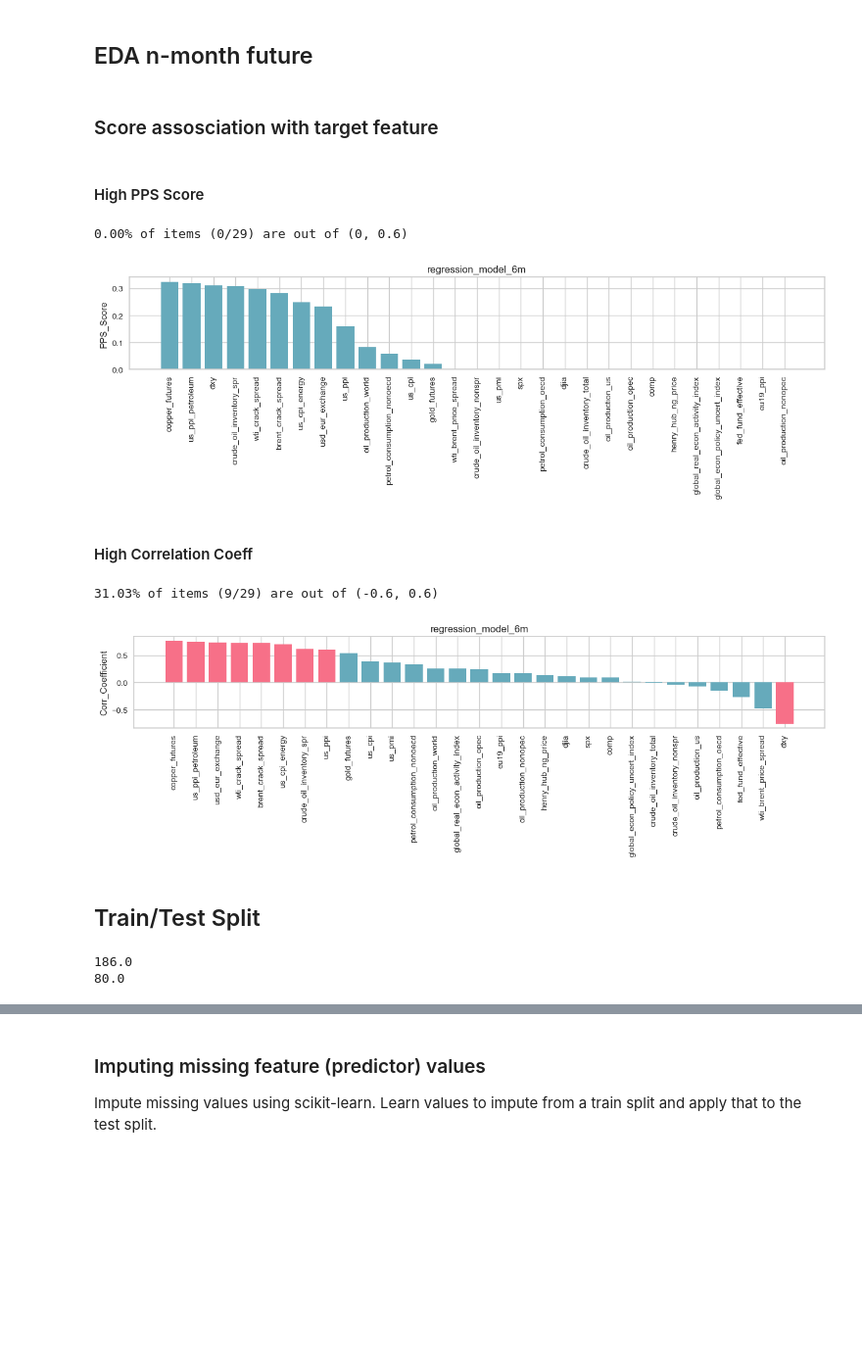
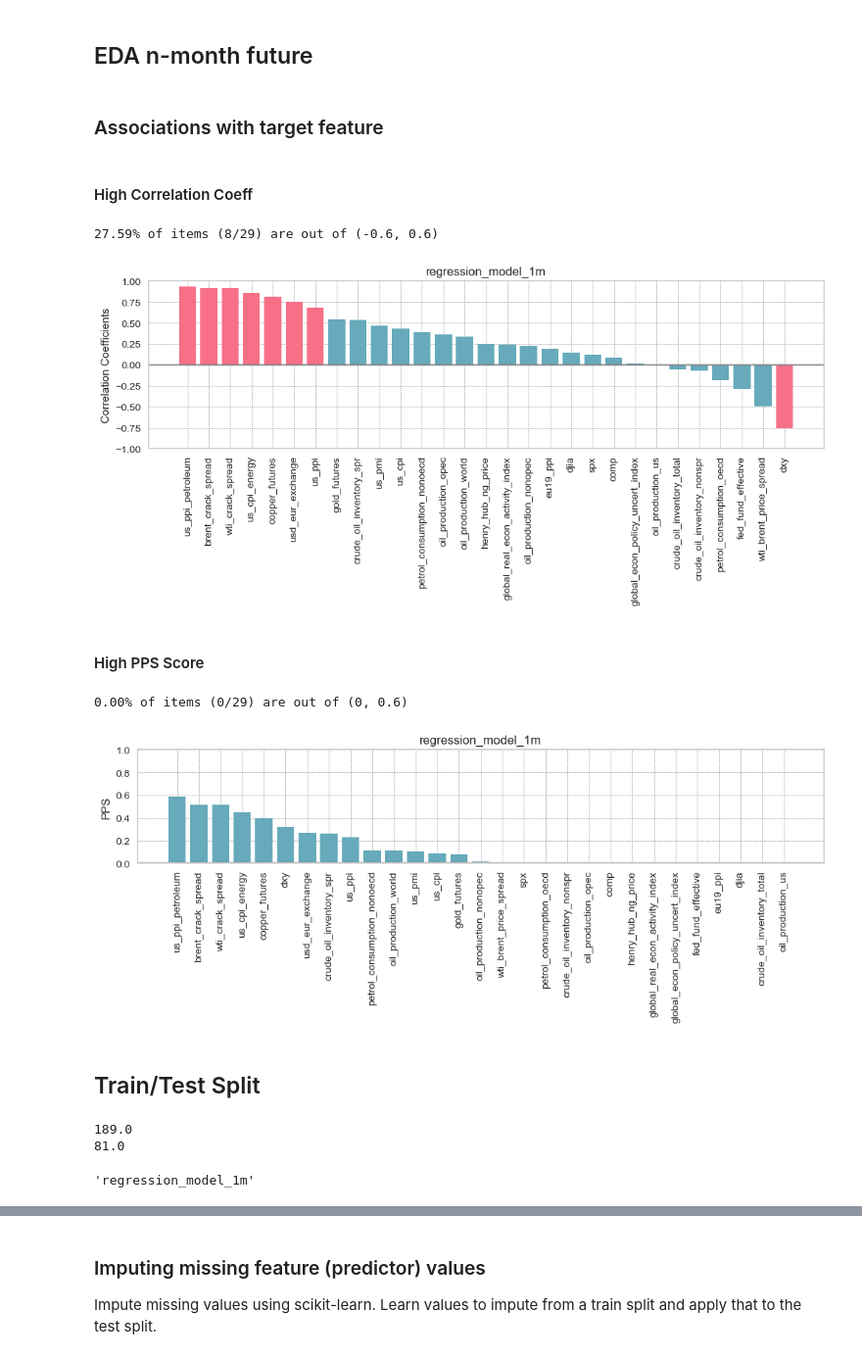
Before and after one commit to faridjn/WTI_Crude_Oil_Price_Prediction_Using_ML, a Jupyter notebook: notebooks/4.0_pre-processing_and_training.ipynb, the cells around one changed output, grey strips where cells are left out. Shown at 98% size. Cells and saved outputs as stored; diff of their text form; code cells hidden in the pictures; blank space fills up the shorter version.

```diff
--- a/notebooks/4.0_pre-processing_and_training.ipynb
+++ b/notebooks/4.0_pre-processing_and_training.ipynb
@@ -43,6 +43,6 @@ import xlsxwriter
 ### n-month ahead prediction
 # %%
 # Define n-month ahead prediction (1-6)
-N_MONTH = 6
+N_MONTH = 1
 print(N_MONTH)
 # %% [output]
@@ -166,7 +166,7 @@ def count_over_thershold(li, bounding_limit: tuple):
     pct = 100.0*m/n
     print(f'{pct:1.2f}% of items ({m}/{n}) are out of {bounding_limit}')
 # %%
-def highlight_out_of_range(data, bounding_limit: tuple, title, y_label):
+def highlight_out_of_range(data, title:str, ylabel, bounding_limit: tuple, figsize = (15, 2)):
     '''This functions gets PPS score for target feature and plot a bar plot'''
     lower_bound = bounding_limit[0]
     upper_bound = bounding_limit[1]
@@ -189,7 +189,7 @@ def highlight_out_of_range(data, bounding_limit: tuple, title, y_label):
             colors.append('#66aabb') #blue as default
 
     #set chart size
-    fig = plt.figure(figsize = (15, 2))
+    fig = plt.figure(figsize = figsize)
 
     #Pass the x and height values with color set to bar plotter
     plt.bar(data.index,data.values, width = .8, color=colors)
@@ -198,12 +198,20 @@ def highlight_out_of_range(data, bounding_limit: tuple, title, y_label):
     plt.xticks(rotation=90)
 
     #Set labels
-    plt.ylabel(y_label)
+    plt.ylabel(ylabel)
     plt.title(title)
+    plt.ylim([round(lower_bound), round(upper_bound)])
+    plt.grid(color = 'gray', linestyle = '--', linewidth = 0.4)
 
+    #Add axis lines
+    #plt.axvline(x=0, c='k', ls='-', alpha=0.8)
+    plt.axhline(y=0, c='gray', ls='-', alpha=0.8)
+
+    #print number of values out of limits
     count_over_thershold(data, bounding_limit)
 
-    plt.savefig(y_label +'.png', dpi=300, bbox_inches = 'tight')
+    #save the file
+    plt.savefig(ylabel +'.png', dpi=300, bbox_inches = 'tight')
 
     #Show the plot
     plt.show()
@@ -281,23 +288,33 @@ df = dropped_row.copy()
 # %% [markdown]
 ## EDA n-month future
 # %% [markdown]
-### Score assosciation with target feature
+### Associations with target feature
-# %% [markdown]
-#### High PPS Score
-# %%
-wti_pps_score = target_pps_score(df, TARGET_FEATURE)
-highlight_out_of_range(wti_pps_score, (0,0.6), model_name, 'PPS_Score')
-# %% [output]
-0.00% of items (0/29) are out of (0, 0.6)
-[figure, old version]
 # %% [markdown]
 #### High Correlation Coeff
 # %%
 wti_corr_coeff = target_corr_coeff(df, TARGET_FEATURE)
-highlight_out_of_range(wti_corr_coeff, (-0.6,0.6), model_name, 'Corr_Coefficient')
+
+highlight_out_of_range(data = wti_corr_coeff,
+                       title = model_name,
+                       ylabel = 'Correlation Coefficients',
+                       bounding_limit = (-0.6,0.6),
+                       figsize = (12, 3))
 # %% [output]
-31.03% of items (9/29) are out of (-0.6, 0.6)
+27.59% of items (8/29) are out of (-0.6, 0.6)
-[figure, old version]
+[figure, new version]
+# %% [markdown]
+#### High PPS Score
+# %%
+wti_pps_score = target_pps_score(df, TARGET_FEATURE)
+
+highlight_out_of_range(data = wti_pps_score,
+                       title = model_name,
+                       ylabel = 'PPS',
+                       bounding_limit = (0,0.6),
+                       figsize = (12, 2))
+# %% [output]
+0.00% of items (0/29) are out of (0, 0.6)
+[figure, new version]
 # %% [markdown]
 ## Train/Test Split
 # %%
@@ -305,8 +322,12 @@ highlight_out_of_range(wti_corr_coeff, (-0.6,0.6), model_name, 'Corr_Coefficient
 print(round(len(df) * 0.7, 0))
 print(round(len(df) * 0.3, 0))
 # %% [output]
-186.0
-80.0
+189.0
+81.0
+# %%
+model_name
+# %% [output]
+'regression_model_1m'
 # %%
 #split data to 70$ train and 30% test sets
 #... = train_test_split(X, y, test_size, random_state)
```
Also changed, not shown: parts of 22 cells of this notebook, 15 other files.
